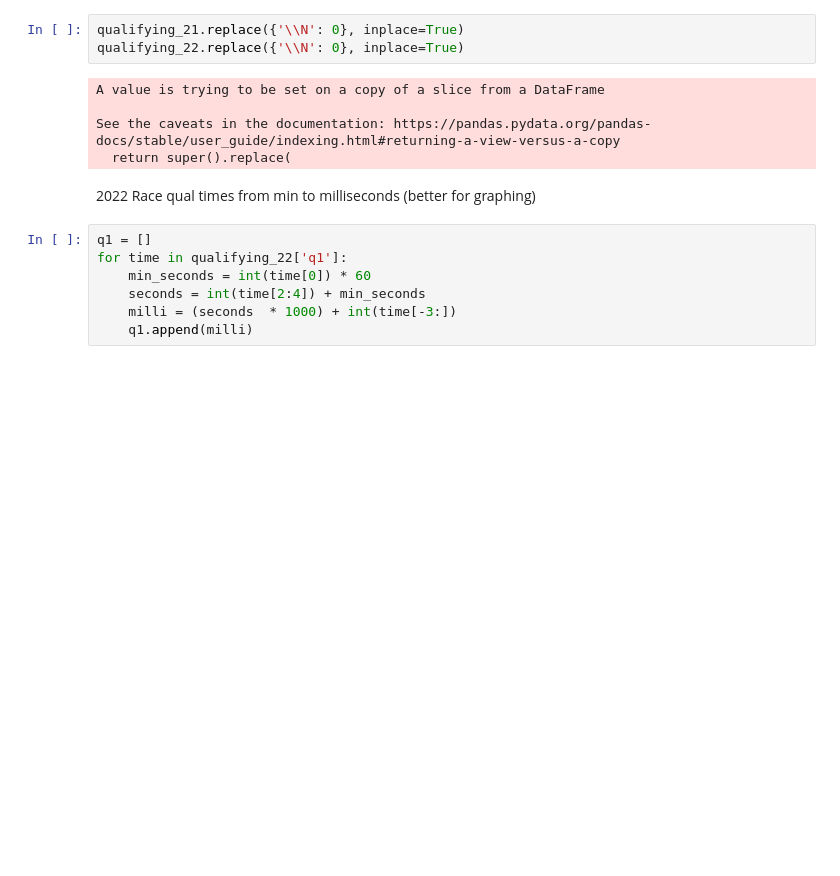
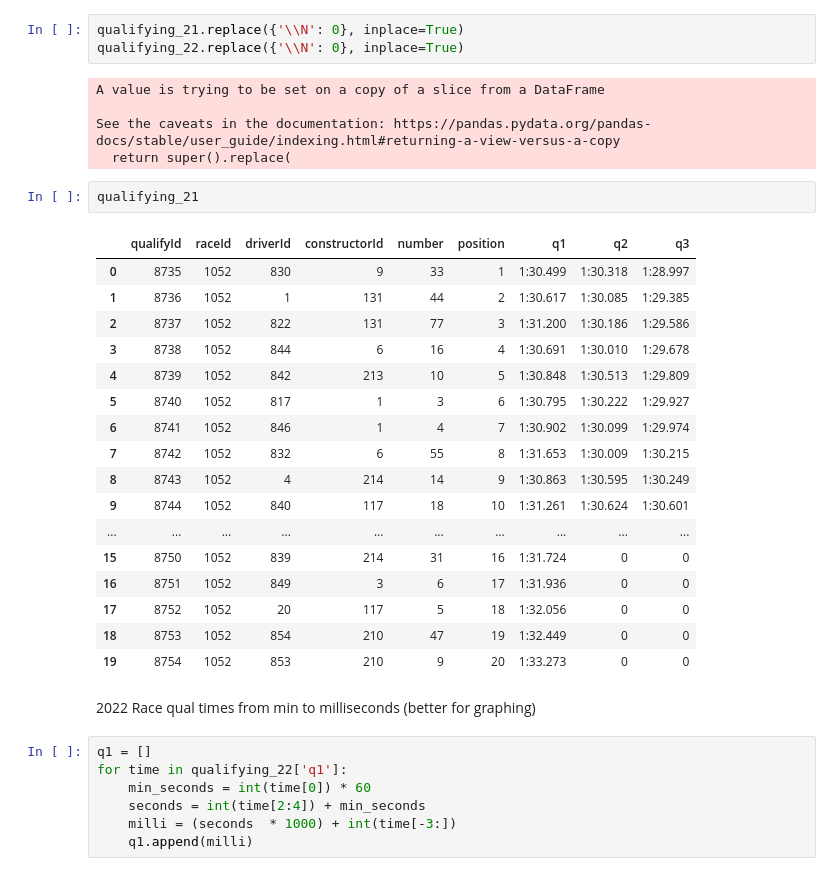
Before and after one commit to SpencerReno/Formula_one, a Jupyter notebook: 2022_VS_2021_qualifying.ipynb, the cells around one changed output. Saved outputs shown, nothing was run; the diff lists cells and outputs as text; blank space fills up the shorter version.

Commit message:
22 Vs 21 Qualifying times

```diff
--- a/2022_VS_2021_qualifying.ipynb
+++ b/2022_VS_2021_qualifying.ipynb
@@ -44,6 +44,26 @@ A value is trying to be set on a copy of a slice from a DataFrame
 
 See the caveats in the documentation: https://pandas.pydata.org/pandas-docs/stable/user_guide/indexing.html#returning-a-view-versus-a-copy
   return super().replace(
+# %%
+qualifying_21
+# %% [output]
+|  | qualifyId | raceId | driverId | constructorId | number | position | q1 | q2 | q3 |
+| 0 | 8735 | 1052 | 830 | 9 | 33 | 1 | 1:30.499 | 1:30.318 | 1:28.997 |
+| 1 | 8736 | 1052 | 1 | 131 | 44 | 2 | 1:30.617 | 1:30.085 | 1:29.385 |
+| 2 | 8737 | 1052 | 822 | 131 | 77 | 3 | 1:31.200 | 1:30.186 | 1:29.586 |
+| 3 | 8738 | 1052 | 844 | 6 | 16 | 4 | 1:30.691 | 1:30.010 | 1:29.678 |
+| 4 | 8739 | 1052 | 842 | 213 | 10 | 5 | 1:30.848 | 1:30.513 | 1:29.809 |
+| 5 | 8740 | 1052 | 817 | 1 | 3 | 6 | 1:30.795 | 1:30.222 | 1:29.927 |
+| 6 | 8741 | 1052 | 846 | 1 | 4 | 7 | 1:30.902 | 1:30.099 | 1:29.974 |
+| 7 | 8742 | 1052 | 832 | 6 | 55 | 8 | 1:31.653 | 1:30.009 | 1:30.215 |
+| 8 | 8743 | 1052 | 4 | 214 | 14 | 9 | 1:30.863 | 1:30.595 | 1:30.249 |
+| 9 | 8744 | 1052 | 840 | 117 | 18 | 10 | 1:31.261 | 1:30.624 | 1:30.601 |
+| ... | ... | ... | ... | ... | ... | ... | ... | ... | ... |
+| 15 | 8750 | 1052 | 839 | 214 | 31 | 16 | 1:31.724 | 0 | 0 |
+| 16 | 8751 | 1052 | 849 | 3 | 6 | 17 | 1:31.936 | 0 | 0 |
+| 17 | 8752 | 1052 | 20 | 117 | 5 | 18 | 1:32.056 | 0 | 0 |
+| 18 | 8753 | 1052 | 854 | 210 | 47 | 19 | 1:32.449 | 0 | 0 |
+| 19 | 8754 | 1052 | 853 | 210 | 9 | 20 | 1:33.273 | 0 | 0 |
 # %% [markdown]
 2022 Race qual times from min to milliseconds (better for graphing)
 # %%
```
